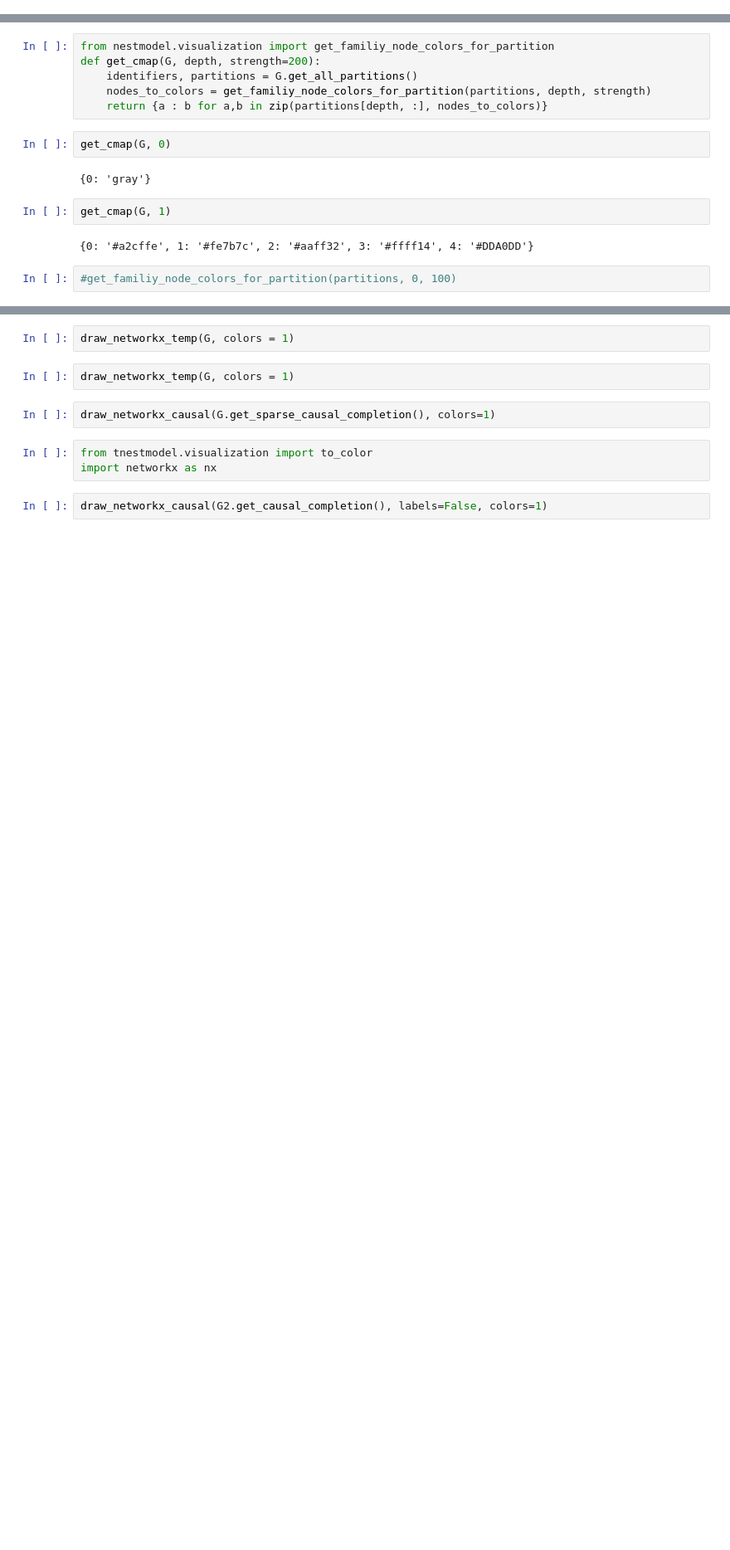
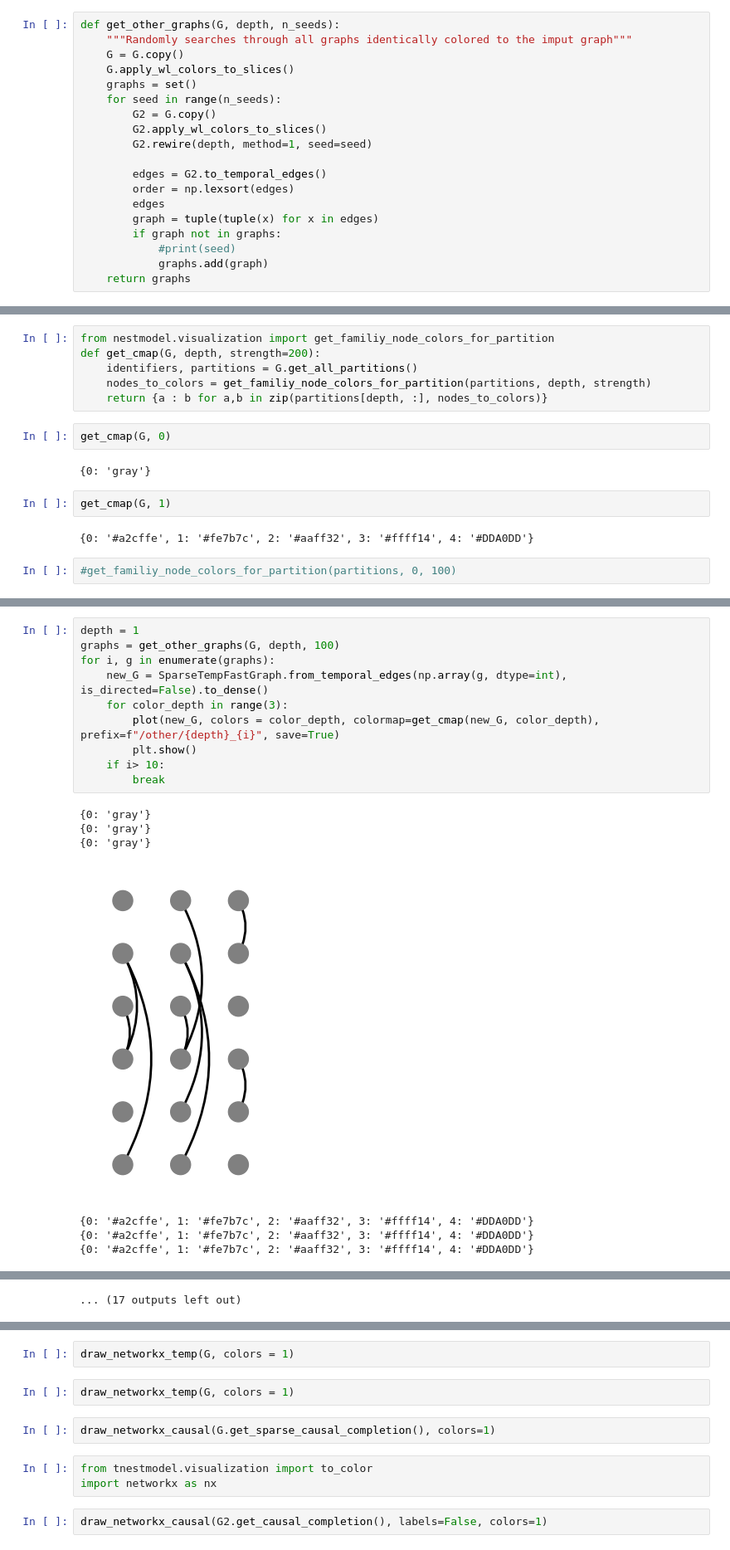
Before and after one commit to Feelx234/temp-nestmodel, a Jupyter notebook: notebooks/Figure1.ipynb, the cells around one changed output, grey strips where cells are left out. Shown: that part at 83% size. Drawn from its saved outputs; the diff is of its cells as text; blank space fills up the shorter version.

```diff
--- a/notebooks/Figure1.ipynb
+++ b/notebooks/Figure1.ipynb
@@ -39,3 +56,22 @@ G2 = SparseTempFastGraph.from_temporal_edges(np.array([[0, 4, 0],
        [4, 5, 2]], dtype=int64),
                                         is_directed=False)
 G2 = G2.to_dense()
+# %%
+def get_other_graphs(G, depth, n_seeds):
+    """Randomly searches through all graphs identically colored to the imput graph"""
+    G = G.copy()
+    G.apply_wl_colors_to_slices()
+    graphs = set()
+    for seed in range(n_seeds):
+        G2 = G.copy()
+        G2.apply_wl_colors_to_slices()
+        G2.rewire(depth, method=1, seed=seed)
+
+        edges = G2.to_temporal_edges()
+        order = np.lexsort(edges)
+        edges
+        graph = tuple(tuple(x) for x in edges)
+        if graph not in graphs:
+            #print(seed)
+            graphs.add(graph)
+    return graphs
@@ -97 +208,19 @@ for depth in range(3):
 [figure]
+# %%
+depth = 1
+graphs = get_other_graphs(G, depth, 100)
+for i, g in enumerate(graphs):
+    new_G = SparseTempFastGraph.from_temporal_edges(np.array(g, dtype=int), is_directed=False).to_dense()
+    for color_depth in range(3):
+        plot(new_G, colors = color_depth, colormap=get_cmap(new_G, color_depth), prefix=f"/other/{depth}_{i}", save=True)
+        plt.show()
+    if i> 10:
+        break
+# %% [output]
+{0: 'gray'}
+{0: 'gray'}
+{0: 'gray'}
+[figure, added]
+{0: '#a2cffe', 1: '#fe7b7c', 2: '#aaff32', 3: '#ffff14', 4: '#DDA0DD'}
+{0: '#a2cffe', 1: '#fe7b7c', 2: '#aaff32', 3: '#ffff14', 4: '#DDA0DD'}
+{0: '#a2cffe', 1: '#fe7b7c', 2: '#aaff32', 3: '#ffff14', 4: '#DDA0DD'}
@@ -97,0 +244 @@ for depth in range(3):
+... (17 outputs left out)
```
Also changed, not shown: parts of 9 cells of this notebook, 4 other files.
